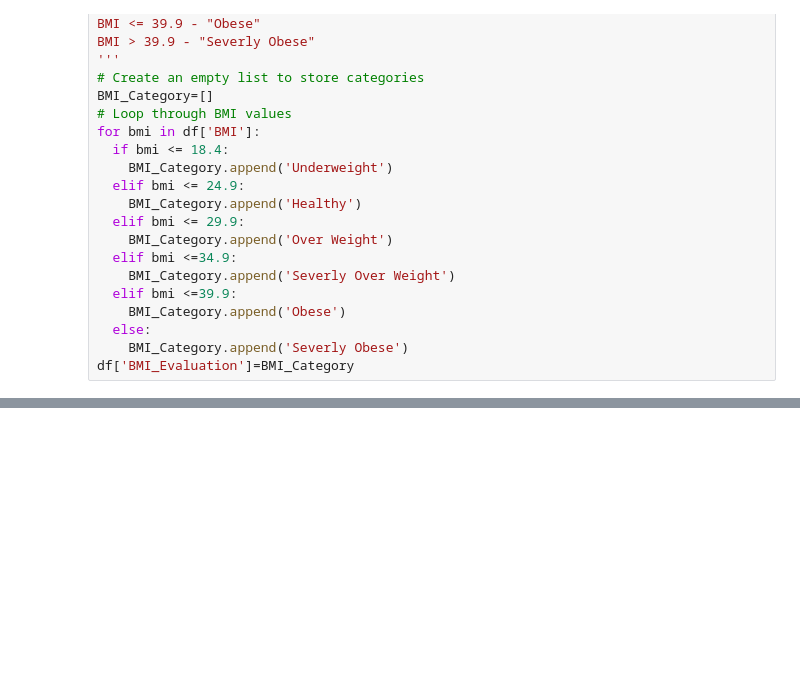
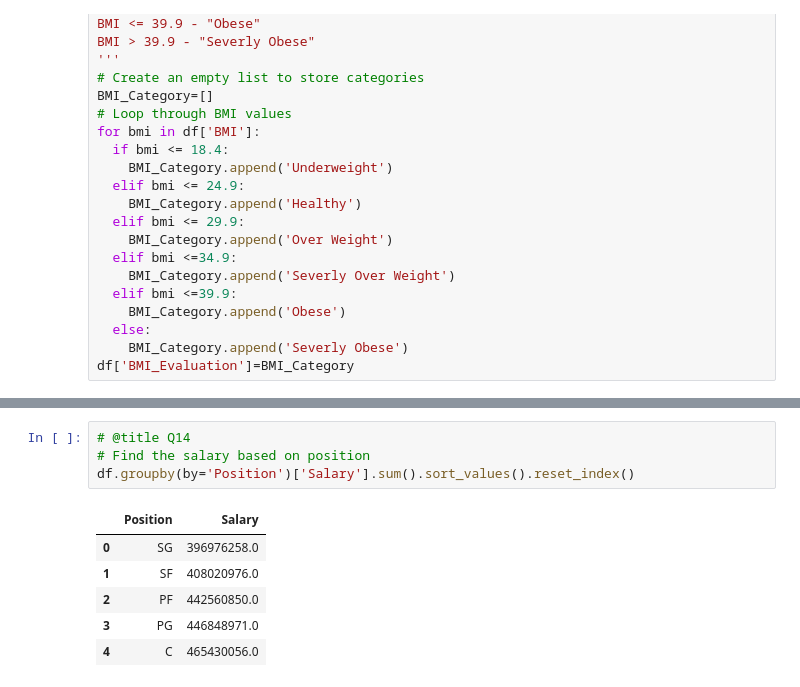
Before and after one commit to pedd1-Srividya/DS-AI-ML-And-Web-Devolopment-Practice, a Jupyter notebook: DS_ML_AI.ipynb, the cells around one changed output, grey strips where cells are left out. Drawn from its saved outputs; the diff is of its cells as text; blank space fills up the shorter version.

```diff
--- a/DS_ML_AI.ipynb
+++ b/DS_ML_AI.ipynb
@@ -1943,0 +1994,11 @@ df['BMI_Evaluation'].value_counts().reset_index()
+# %%
+# @title Q14
+# Find the salary based on position
+df.groupby(by='Position')['Salary'].sum().sort_values().reset_index()
+# %% [output]
+|  | Position | Salary |
+| 0 | SG | 396976258.0 |
+| 1 | SF | 408020976.0 |
+| 2 | PF | 442560850.0 |
+| 3 | PG | 446848971.0 |
+| 4 | C | 465430056.0 |
```
Also changed, not shown: parts of 6 cells of this notebook.
